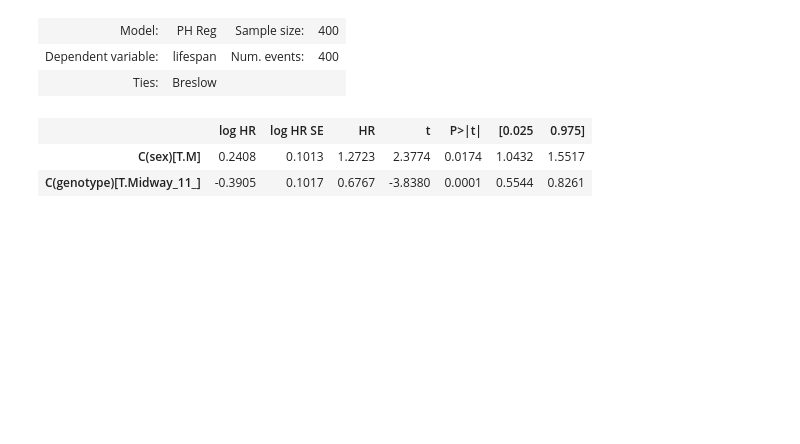
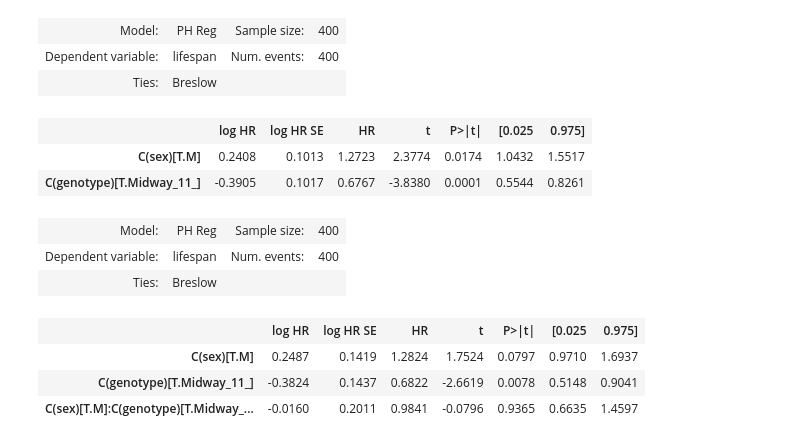
Before and after one commit to ayroles-lab/SNPvalidation, a Jupyter notebook: notebooks/longevity-notebook.ipynb, the cells around one changed output. Cells and saved outputs as stored; diff of their text form; code cells hidden in the pictures; blank space fills up the shorter version.

```diff
--- a/notebooks/longevity-notebook.ipynb
+++ b/notebooks/longevity-notebook.ipynb
@@ -78,3 +232,16 @@ results.summary()
 |  | log HR | log HR SE | HR | t | P>|t| | [0.025 | 0.975] |
 | C(sex)[T.M] | 0.2408 | 0.1013 | 1.2723 | 2.3774 | 0.0174 | 1.0432 | 1.5517 |
 | C(genotype)[T.Midway_11_] | -0.3905 | 0.1017 | 0.6767 | -3.8380 | 0.0001 | 0.5544 | 0.8261 |
+# %%
+results = PHReg.from_formula(
+    "lifespan ~ C(sex)*C(genotype)", data=surv_df, status="death"
+).fit()
+results.summary()
+# %% [output]
+| Model: | PH Reg | Sample size: | 400 |
+| Dependent variable: | lifespan | Num. events: | 400 |
+| Ties: | Breslow |  |  |
+|  | log HR | log HR SE | HR | t | P>|t| | [0.025 | 0.975] |
+| C(sex)[T.M] | 0.2487 | 0.1419 | 1.2824 | 1.7524 | 0.0797 | 0.9710 | 1.6937 |
+| C(genotype)[T.Midway_11_] | -0.3824 | 0.1437 | 0.6822 | -2.6619 | 0.0078 | 0.5148 | 0.9041 |
+| C(sex)[T.M]:C(genotype)[T.Midway_... | -0.0160 | 0.2011 | 0.9841 | -0.0796 | 0.9365 | 0.6635 | 1.4597 |
```
Also changed, not shown: parts of 8 cells of this notebook, 4 other files.
